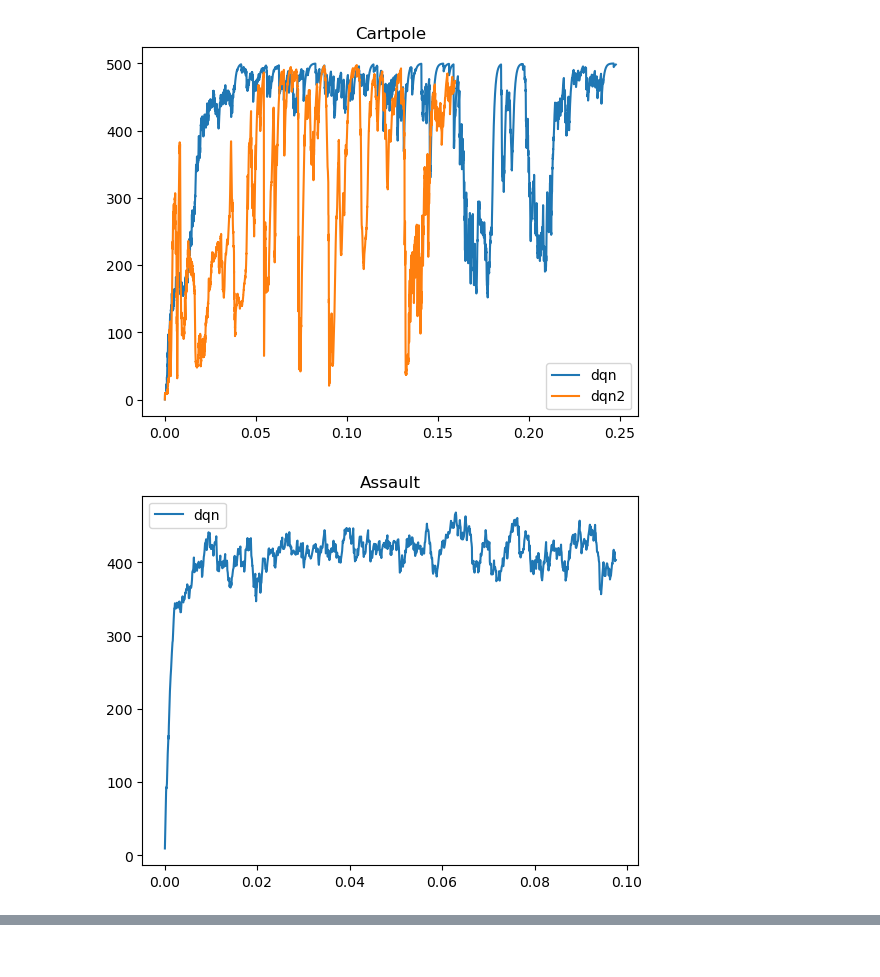
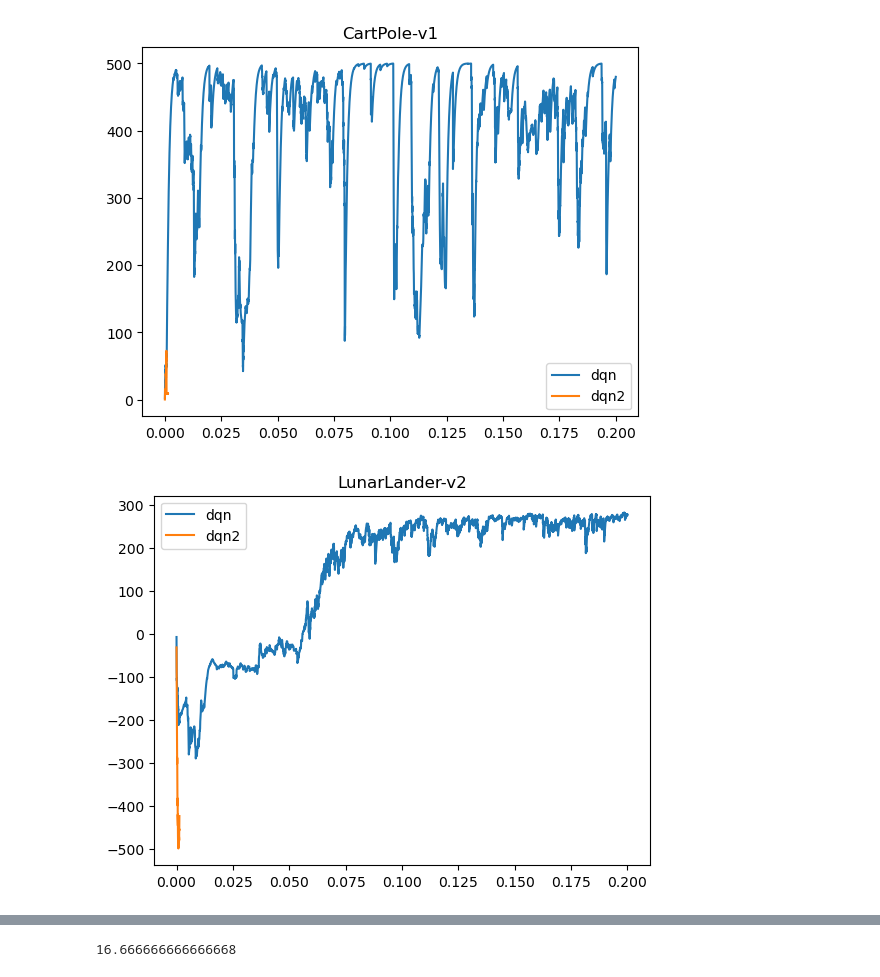
Before and after one commit to f964966828/Combine-Policy-Gradient-and-Q-learning, a Jupyter notebook: plot.ipynb, the cells around one changed output, grey strips where cells are left out. Drawn from its saved outputs; the diff is of its cells as text; code cells hidden in the pictures.

```diff
--- a/plot.ipynb
+++ b/plot.ipynb
@@ -4,32 +4,33 @@ import numpy as np
 import matplotlib.pyplot as plt
 # %%
 algorithms = ['dqn', 'dqn2']
-env_names = ['Cartpole', 'Assault', 'Breakout']
+env_names = ['CartPole-v1', 'LunarLander-v2', 'Assault', 'Breakout']
 
 for env_name in env_names:
 
     plt.figure()
     plt.title(env_name)
     for algorithm in algorithms:
         try:
             f = open(f'log/{algorithm}/{env_name}_log.txt')
         except:
             continue
 
         lines = f.read().split('\n')[:-1]
         steps = np.array([float(line.split('\t')[0].split(' ')[1]) for line in lines]) / 1e7
         score = np.array([float(line.split('\t')[3].split(' ')[2]) for line in lines])
         rewards = np.array([float(line.split('\t')[4].split(' ')[2]) for line in lines])
+        # rewards = np.array([float(line.split('\t')[3].split(' ')[2]) for line in lines])
         diff = np.abs(rewards - score)
 
         f.close()
 
         plt.plot(steps, rewards, label=algorithm)
         # plt.fill_between(steps, rewards + diff, rewards - diff, alpha=0.5)
     # plt.ylim(0, max(rewards) * 1.5)
     plt.legend()
 
 plt.show()
 # %% [output]
-[figure, old version]
+[figure, new version]
-[figure, old version]
+[figure, new version]
@@ -36,0 +39,4 @@ plt.show()
+# %%
+1e7 / (15000 / 90) / 3600
+# %% [output]
+16.666666666666668
```
Also changed, not shown: parts of 1 cell of this notebook, 3 other files.
